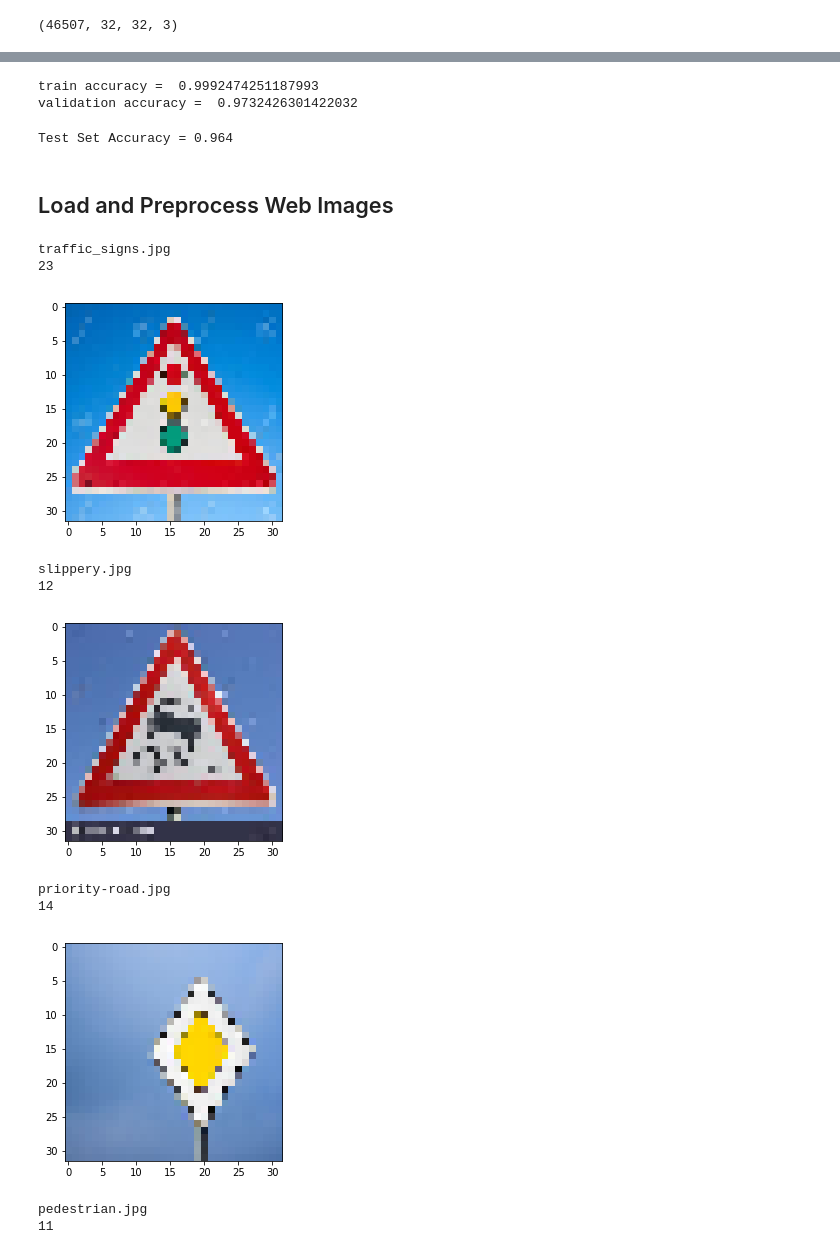
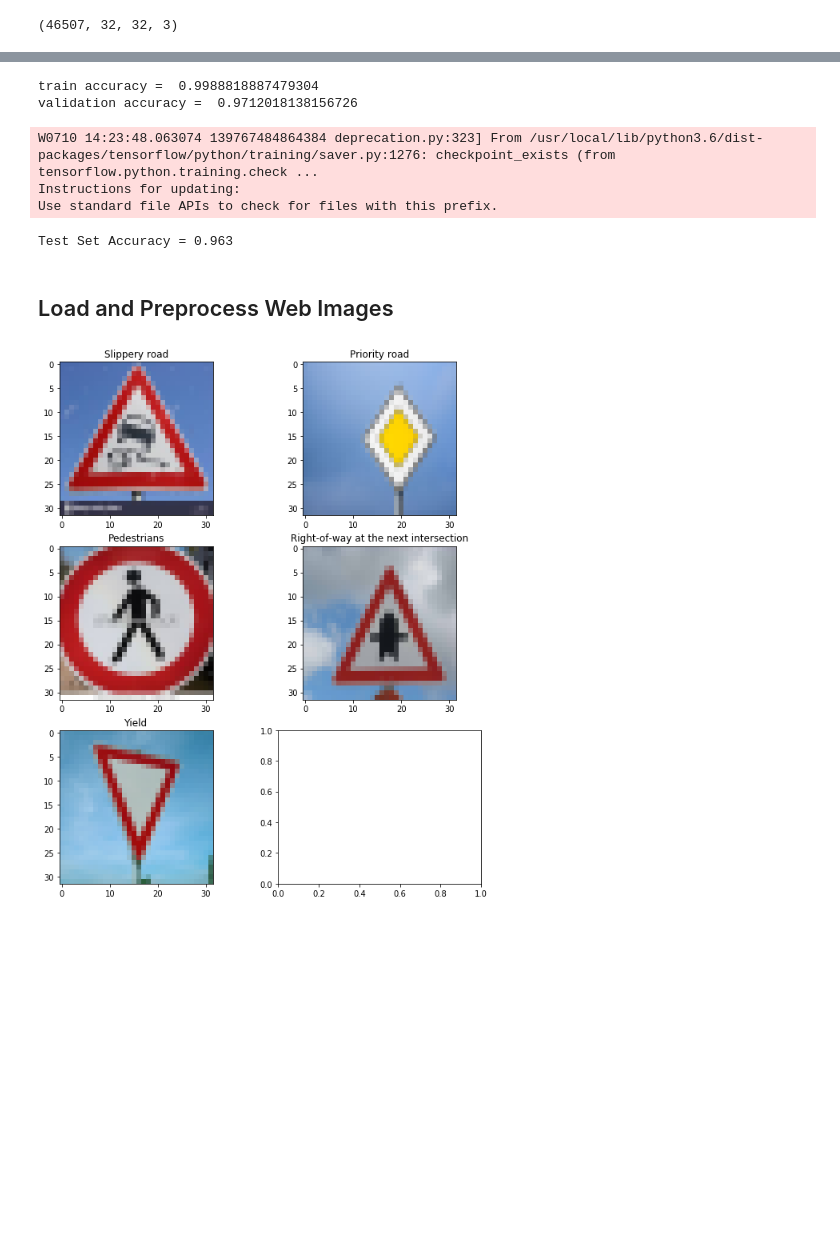
Before and after one commit to srikanthadya/Traffic-Signal-Classification, a Jupyter notebook: Traffic-Sign-Classifier-Augmented-Data.ipynb, the cells around one changed output, grey strips where cells are left out. Cells and saved outputs as stored; diff of their text form; code cells hidden in the pictures; blank space fills up the shorter version.

```diff
--- a/Traffic-Sign-Classifier-Augmented-Data.ipynb
+++ b/Traffic-Sign-Classifier-Augmented-Data.ipynb
@@ -298,7 +298,7 @@ with tf.Session() as sess:
         print("EPOCH {} ...".format(i+1))
         print("Validation Accuracy = {:.3f}".format(validation_accuracy[i]))
         print()
-    saver.save(sess, './lenet')
+    saver.save(sess, './lenet_bestfit')
     print("Model saved")
 # %% [output]
 Training...
@@ -330,53 +330,58 @@ plt.show()
 print("train accuracy = ",train_accuracy[174])
 print("validation accuracy = ",validation_accuracy[174])
 # %% [output]
-train accuracy =  0.9992474251187993
-validation accuracy =  0.9732426301422032
+train accuracy =  0.9988818887479304
+validation accuracy =  0.9712018138156726
 # %%
 with tf.Session() as sess:
     sess.run(tf.global_variables_initializer())
-    saver2 = tf.train.import_meta_graph('./lenet.meta')
-    saver2.restore(sess, "./lenet")
+    saver2 = tf.train.import_meta_graph('./lenet_bestfit.meta')
+    saver2.restore(sess, "./lenet_bestfit")
     test_accuracy = evaluate(X_test_new, y_test)
     print("Test Set Accuracy = {:.3f}".format(test_accuracy))
 # %% [output]
-Test Set Accuracy = 0.964
+W0710 14:23:48.063074 139767484864384 deprecation.py:323] From /usr/local/lib/python3.6/dist-packages/tensorflow/python/training/saver.py:1276: checkpoint_exists (from tensorflow.python.training.check ...
+Instructions for updating:
+Use standard file APIs to check for files with this prefix.
+Test Set Accuracy = 0.963
 # %% [markdown]
 ## Load and Preprocess Web Images
 # %%
 import os
 import cv2
+import numpy as np
+import matplotlib.pyplot as plt
+
+import pandas as pd
+
+df = pd.read_csv("signnames.csv")
+
 
 img_paths = os.listdir('./web_images')
 
 images = list()
-labels = np.array([23,12,14,11,15])
+labels = np.array([23,12,27,11,13])
 count=0
+
+fig,axs = plt.subplots(3,2,figsize=(10,12))
+count = 0
 for im_pth in img_paths:
-  print(im_pth)
+
   img = cv2.imread('web_images/'+im_pth)
   img = cv2.cvtColor(img,cv2.COLOR_BGR2RGB)
-  #plt.imshow(img)
-  img = cv2.resize(img,(32,32))
-  print(labels[count])
-  plt.imshow(img)
-  plt.show()
-  count+=1
+  (h, w) = img.shape[:2]
+  center = (w / 2, h / 2)
+  img = cv2.resize(img,(32,32), interpolation = cv2.INTER_AREA)
   images.append(img)
 
 images = np.array(images)
-
-
-images = normalize(images)
+count = 0
+for i in range(3):
+  for j in range(2):
+    if count < 5:
+      axs[i][j].imshow(images[count])
+      axs[i][j].set_title(df.SignName.iloc[labels[count]])
+      count+=1
+plt.show()
 # %% [output]
-traffic_signs.jpg
-23
-[figure, old version]
+[figure, new version]
-slippery.jpg
-12
-[figure, removed]
-priority-road.jpg
-14
-[figure, removed]
-pedestrian.jpg
-11
```
Also changed, not shown: parts of 6 cells of this notebook, 15 other files.
